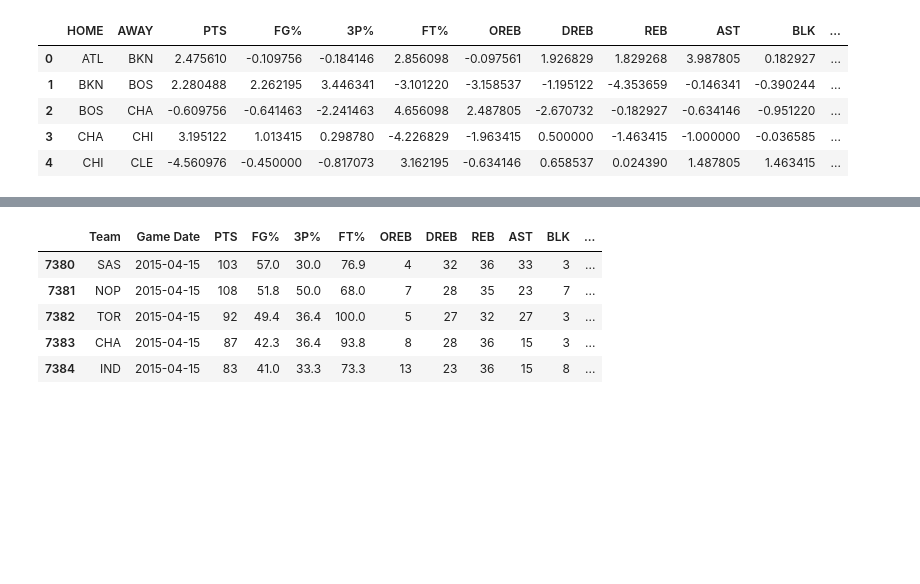
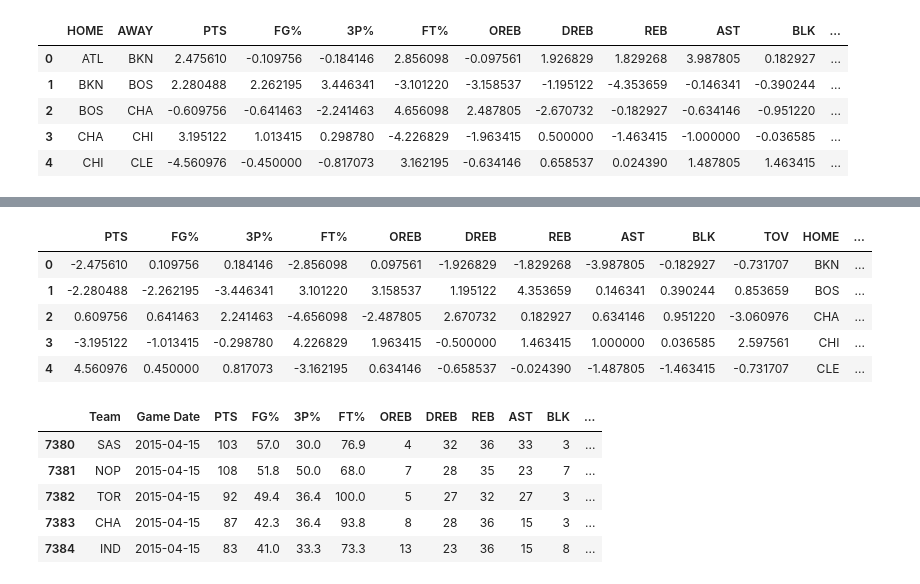
Before and after one commit to rwjenks/Final, a Jupyter notebook: Tim_Files/NBA_Season_Averages.ipynb, the cells around one changed output, grey strips where cells are left out. Drawn from its saved outputs; the diff is of its cells as text; code cells hidden in the pictures; blank space fills up the shorter version.

```diff
--- a/Tim_Files/NBA_Season_Averages.ipynb
+++ b/Tim_Files/NBA_Season_Averages.ipynb
@@ -215,3 +215,7 @@ matchup_1314.head()
 | 2 | BOS | CHA | -0.609756 | -0.641463 | -2.241463 | 4.656098 | 2.487805 | -2.670732 | -0.182927 | -0.634146 | -0.951220 | ... |
 | 3 | CHA | CHI | 3.195122 | 1.013415 | 0.298780 | -4.226829 | -1.963415 | 0.500000 | -1.463415 | -1.000000 | -0.036585 | ... |
 | 4 | CHI | CLE | -4.560976 | -0.450000 | -0.817073 | 3.162195 | -0.634146 | 0.658537 | 0.024390 | 1.487805 | 1.463415 | ... |
+# %%
+matchup_1314.drop('Test Neg Pts', axis=1, inplace=True)
+neg_matchup_1314 = matchup_1314.iloc[:,2:12].multiply(-1)
+matchup_1314.head()
@@ -218,3 +229,14 @@ matchup_1314.head()
+# %%
+neg_matchup_1314['HOME'] = matchup_1314['AWAY']
+neg_matchup_1314['AWAY'] = matchup_1314['HOME']
+neg_matchup_1314.head()
+# %% [output]
+|  | PTS | FG% | 3P% | FT% | OREB | DREB | REB | AST | BLK | TOV | HOME | ... |
+| 0 | -2.475610 | 0.109756 | 0.184146 | -2.856098 | 0.097561 | -1.926829 | -1.829268 | -3.987805 | -0.182927 | -0.731707 | BKN | ... |
+| 1 | -2.280488 | -2.262195 | -3.446341 | 3.101220 | 3.158537 | 1.195122 | 4.353659 | 0.146341 | 0.390244 | 0.853659 | BOS | ... |
+| 2 | 0.609756 | 0.641463 | 2.241463 | -4.656098 | -2.487805 | 2.670732 | 0.182927 | 0.634146 | 0.951220 | -3.060976 | CHA | ... |
+| 3 | -3.195122 | -1.013415 | -0.298780 | 4.226829 | 1.963415 | -0.500000 | 1.463415 | 1.000000 | 0.036585 | 2.597561 | CHI | ... |
+| 4 | 4.560976 | 0.450000 | 0.817073 | -3.162195 | 0.634146 | -0.658537 | -0.024390 | -1.487805 | -1.463415 | -0.731707 | CLE | ... |
 # %%
 avg_1415 = nba.loc[mask_1415]
 avg_1415.head()
```
Also changed, not shown: parts of 1 cell of this notebook.
